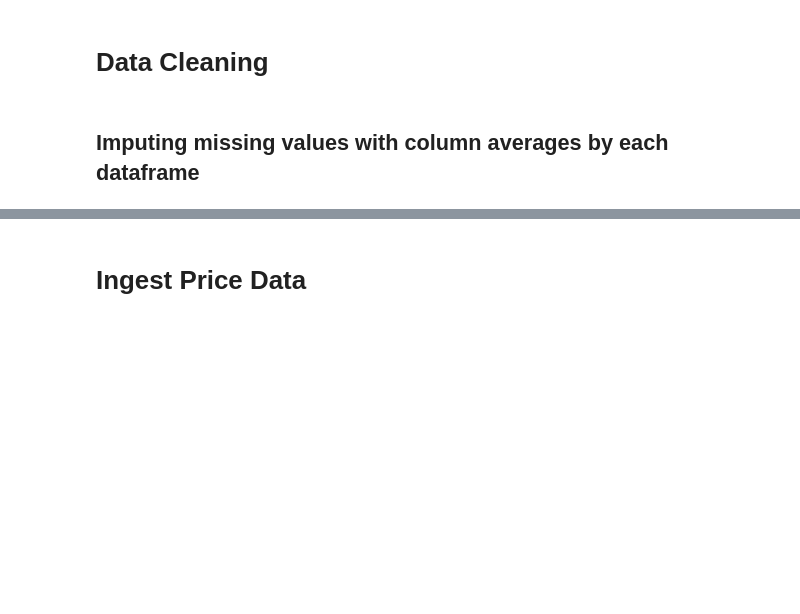
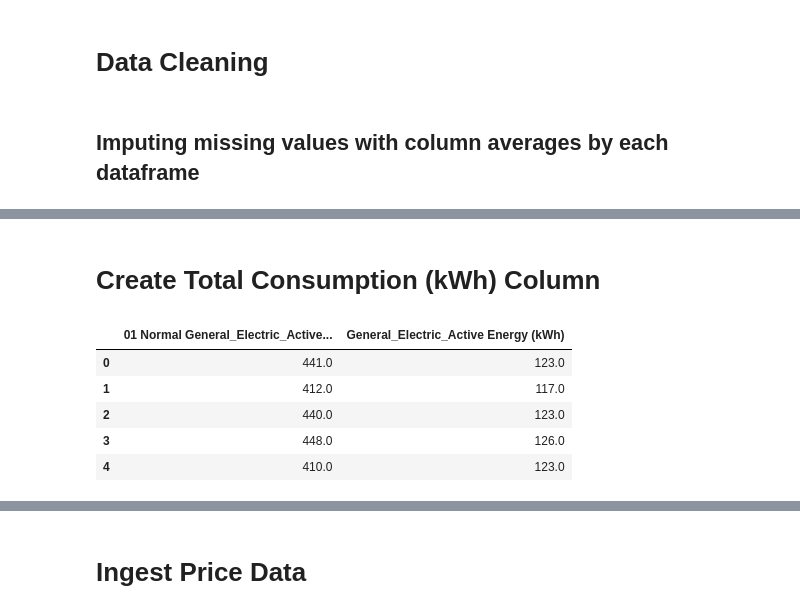
Before and after one commit to johanbarreiro/energy_consumption_optimizer, a Jupyter notebook: data_pipeline.ipynb, the cells around one changed output, grey strips where cells are left out. Drawn from its saved outputs; the diff is of its cells as text; code cells hidden in the pictures; blank space fills up the shorter version.

```diff
--- a/data_pipeline.ipynb
+++ b/data_pipeline.ipynb
@@ -152,0 +75,13 @@ du.nan_checker(dataframes)
+# %% [markdown]
+# Create Total Consumption (kWh) Column
+# %%
+# du.check_column_names(dataframes)
+tempdf = dataframes['industrial_site1'].filter(['01 Normal General_Electric_Active Energy (kWh)','General_Electric_Active Energy (kWh)'], axis=1)
+tempdf.head()
+# %% [output]
+|  | 01 Normal General_Electric_Active... | General_Electric_Active Energy (kWh) |
+| 0 | 441.0 | 123.0 |
+| 1 | 412.0 | 117.0 |
+| 2 | 440.0 | 123.0 |
+| 3 | 448.0 | 126.0 |
+| 4 | 410.0 | 123.0 |
```
Also changed, not shown: parts of 25 cells of this notebook, 4 other files.
